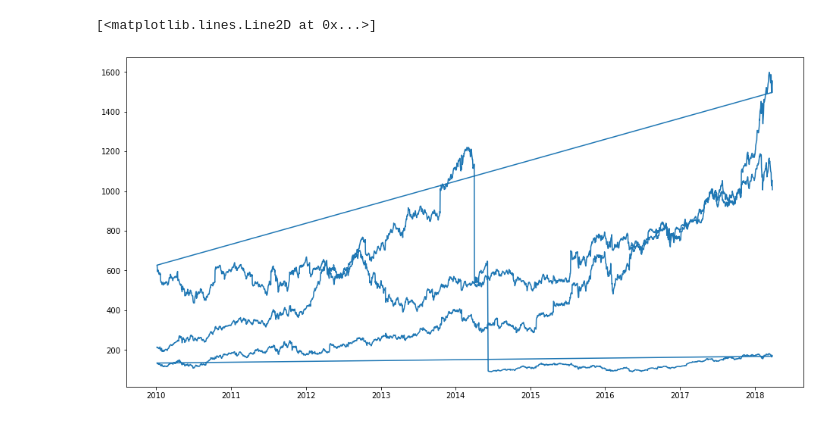
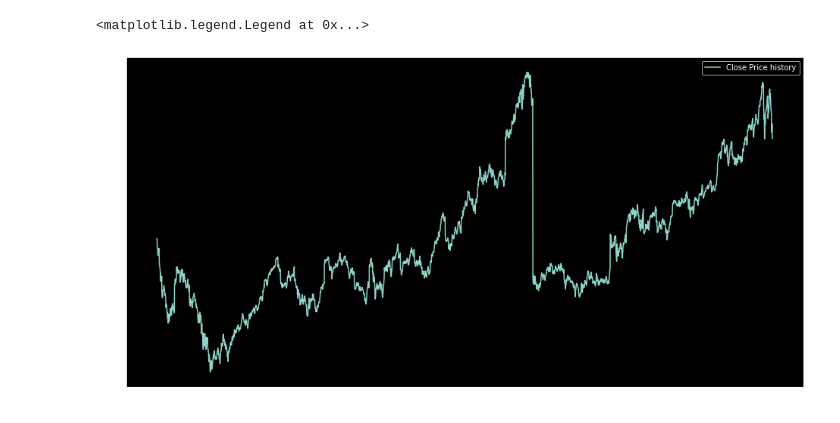
Before and after one commit to allychau/stockmarket, a Jupyter notebook: stock_market_prices.ipynb, the cells around one changed output. Drawn from its saved outputs; the diff is of its cells as text; code cells hidden in the pictures.

```diff
--- a/stock_market_prices.ipynb
+++ b/stock_market_prices.ipynb
@@ -1,9 +1,18 @@
 # %%
 import pandas as pd
+import datetime
 import numpy as np
 import matplotlib .pyplot as plt
 %matplotlib inline
+from matplotlib import style
+style.use("dark_background")
 import quandl
+
+import re
+
+# quandl API Key
+from config import api_key
+#c = quandl.ApiConfig.api_key
 # %%
 from matplotlib .pyplot import rcParams
 rcParams['figure.figsize'] = 20,10
@@ -12,6 +21,9 @@ rcParams['figure.figsize'] = 20,10
 from sklearn.preprocessing import MinMaxScaler
 #scaler = MinMaxScaler(feature_range=(0,1))
 # %%
-quandl.ApiConfig.api_key = 'MZRHn98qGsdr9wzs79mP'
+#quandl.ApiConfig.api_key = 'MZRHn98qGsdr9wzs79mP'
+quandl.ApiConfig.api_key = api_key
 #data = quandl.get_table('WIKI/PRICES', qopts = { 'columns': ['date','ticker','open','high','low','close','volume'] }, ticker = ['AAPL', 'GOOGL','AMZN'], date = { 'gte': '2010-01-01', 'lte': '2020-11-12' })
-df = quandl.get_table('WIKI/PRICES', ticker = ['AAPL', 'GOOGL','AMZN'], date = { 'gte': '2010-01-01', 'lte': '2020-11-12' })
+#df = quandl.get_table('WIKI/PRICES', ticker = ['AAPL', 'GOOGL','AMZN'], date = { 'gte': '2010-01-01', 'lte': '2020-11-12' })
+df = quandl.get_table('WIKI/PRICES', ticker = ['GOOGL'], date = { 'gte': '2008-01-01', 'lte': '2018-12-30' })
+df.head()
@@ -17,0 +49,17 @@ df = quandl.get_table('WIKI/PRICES', ticker = ['AAPL', 'GOOGL','AMZN'], date = {
+# %%
+#Extract and create new feature from 'date'
+df['year'] = df.date.dt.year
+df['month'] = df.date.dt.month
+df['day'] = df.date.dt.day
+df['day_of_year'] = df.date.dt.dayofyear
+df['week_of_year'] = df.date.dt.weekofyear
+df['day_of_week'] = df.date.dt.dayofweek
+df['day_of_week_name'] = df.date.dt.day_name()
+df['quarter'] = df.date.dt.quarter
+# %%
+df['mon_fri'] = 0
+for i in range(0,len(df)):
+    if (df['day_of_week'][i] == 0 or df['day_of_week'][i] == 4):
+        df['mon_fri'][i] = 1
+    else:
+        df['mon_fri'][i] = 0
@@ -66,6 +100,7 @@ df.head()
 # %%
 plt.figure(figsize=(16,8))
 plt.plot(df['close'], label = 'Close Price history')
+plt.legend()
 # %% [output]
-[<matplotlib.lines.Line2D at 0x...>]
+<matplotlib.legend.Legend at 0x...>
-[figure, old version]
+[figure, new version]
```
Also changed, not shown: parts of 11 cells of this notebook.
